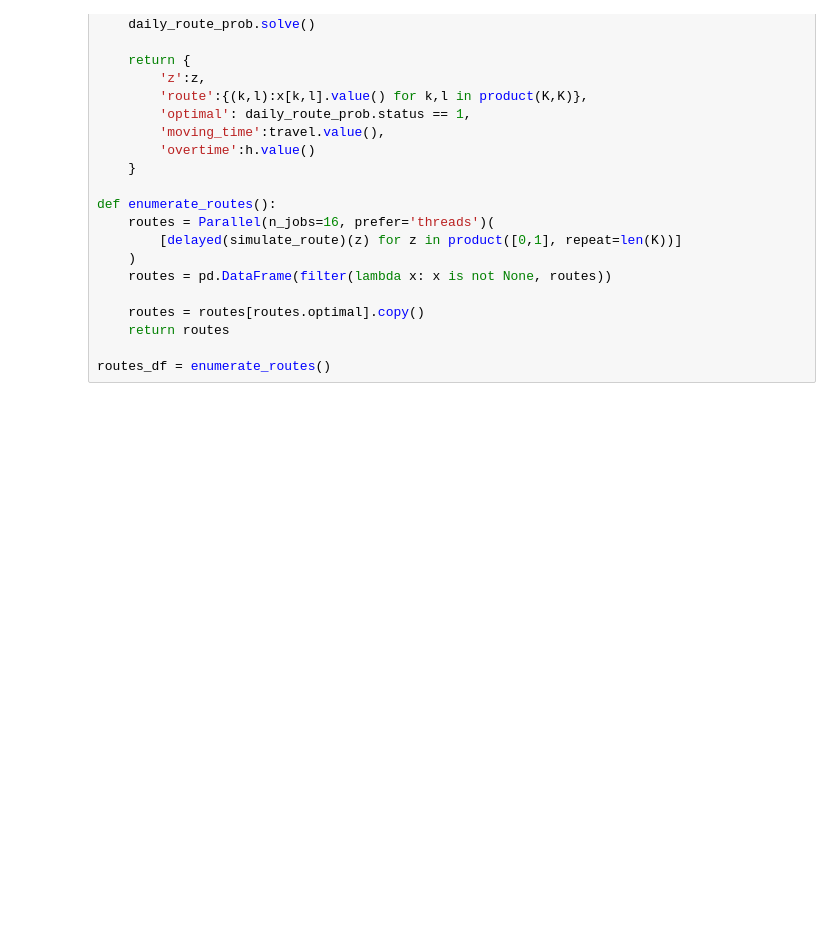
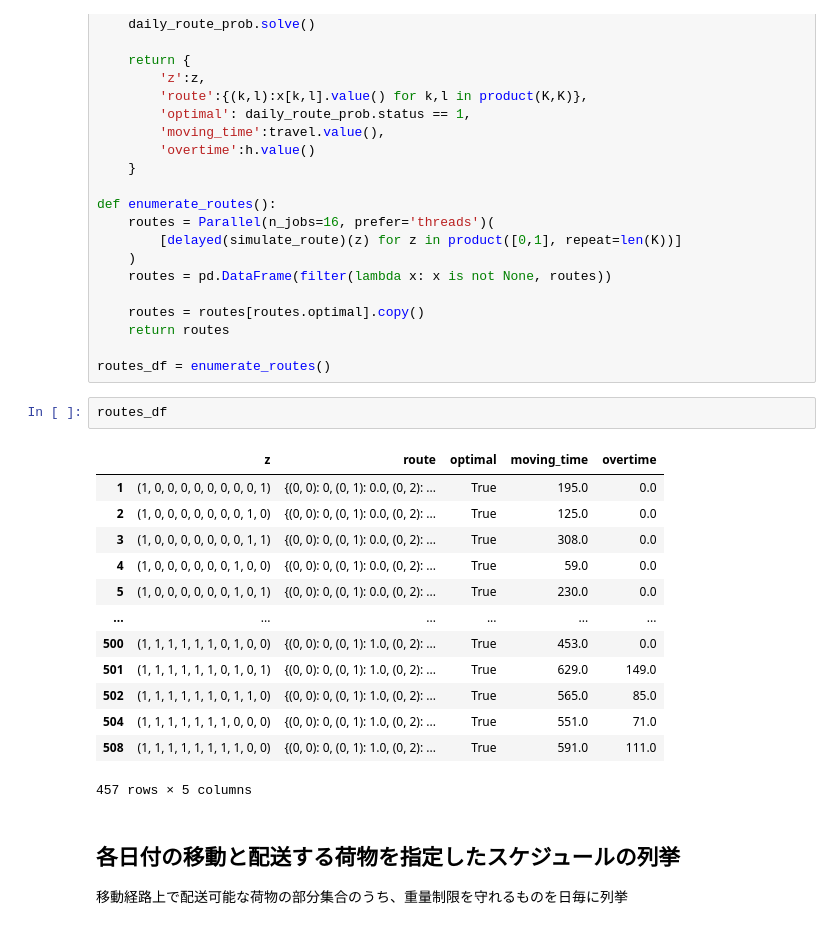
Before and after one commit to daikichidaze/pyoptbook, a Jupyter notebook: src/5.vrp/vrp.ipynb, the cells around one changed output. Saved outputs shown, nothing was run; the diff lists cells and outputs as text; blank space fills up the shorter version.

```diff
--- a/src/5.vrp/vrp.ipynb
+++ b/src/5.vrp/vrp.ipynb
@@ -131,3 +133,22 @@ def enumerate_routes():
     return routes
 
 routes_df = enumerate_routes()
+# %%
+routes_df
+# %% [output]
+|  | z | route | optimal | moving_time | overtime |
+| 1 | (1, 0, 0, 0, 0, 0, 0, 0, 0, 1) | {(0, 0): 0, (0, 1): 0.0, (0, 2): ... | True | 195.0 | 0.0 |
+| 2 | (1, 0, 0, 0, 0, 0, 0, 0, 1, 0) | {(0, 0): 0, (0, 1): 0.0, (0, 2): ... | True | 125.0 | 0.0 |
+| 3 | (1, 0, 0, 0, 0, 0, 0, 0, 1, 1) | {(0, 0): 0, (0, 1): 0.0, (0, 2): ... | True | 308.0 | 0.0 |
+| 4 | (1, 0, 0, 0, 0, 0, 0, 1, 0, 0) | {(0, 0): 0, (0, 1): 0.0, (0, 2): ... | True | 59.0 | 0.0 |
+| 5 | (1, 0, 0, 0, 0, 0, 0, 1, 0, 1) | {(0, 0): 0, (0, 1): 0.0, (0, 2): ... | True | 230.0 | 0.0 |
+| ... | ... | ... | ... | ... | ... |
+| 500 | (1, 1, 1, 1, 1, 1, 0, 1, 0, 0) | {(0, 0): 0, (0, 1): 1.0, (0, 2): ... | True | 453.0 | 0.0 |
+| 501 | (1, 1, 1, 1, 1, 1, 0, 1, 0, 1) | {(0, 0): 0, (0, 1): 1.0, (0, 2): ... | True | 629.0 | 149.0 |
+| 502 | (1, 1, 1, 1, 1, 1, 0, 1, 1, 0) | {(0, 0): 0, (0, 1): 1.0, (0, 2): ... | True | 565.0 | 85.0 |
+| 504 | (1, 1, 1, 1, 1, 1, 1, 0, 0, 0) | {(0, 0): 0, (0, 1): 1.0, (0, 2): ... | True | 551.0 | 71.0 |
+| 508 | (1, 1, 1, 1, 1, 1, 1, 1, 0, 0) | {(0, 0): 0, (0, 1): 1.0, (0, 2): ... | True | 591.0 | 111.0 |
+457 rows × 5 columns
+# %% [markdown]
+## 各日付の移動と配送する荷物を指定したスケジュールの列挙
+移動経路上で配送可能な荷物の部分集合のうち、重量制限を守れるものを日毎に列挙
```
Also changed, not shown: parts of 14 cells of this notebook.
